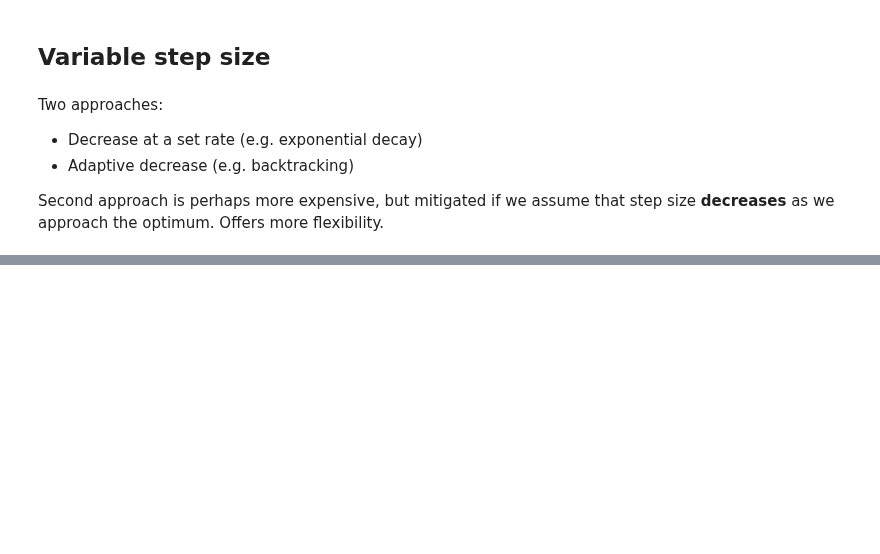
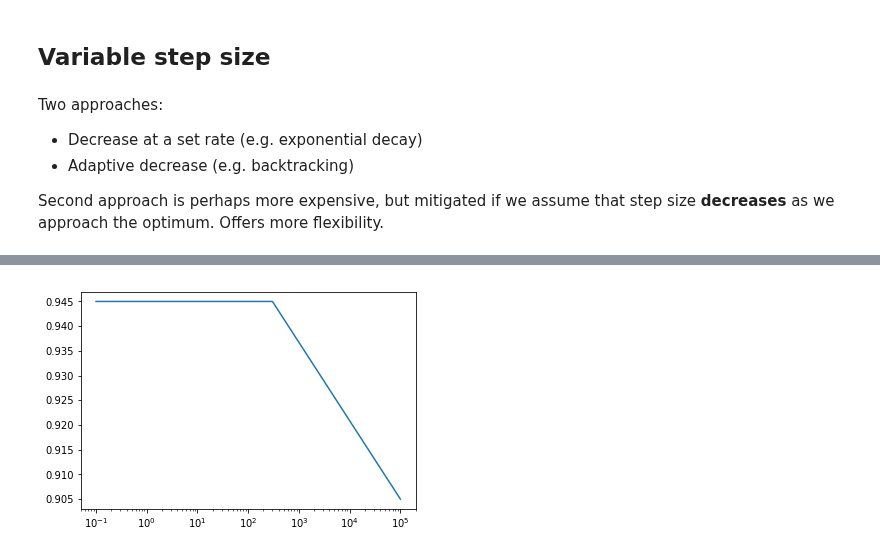
Before and after one commit to owenjonesuob/neural-nets-for-classification, a Jupyter notebook: sandbox.ipynb, the cells around one changed output, grey strips where cells are left out. Cells and saved outputs as stored; diff of their text form; code cells hidden in the pictures; blank space fills up the shorter version.

```diff
--- a/sandbox.ipynb
+++ b/sandbox.ipynb
@@ -407,0 +430,5 @@ Virtually no difference here, but we'll see the effect once we have more dimensi
+# %%
+plt.plot(gammas, accs)
+plt.xscale("log")
+# %% [output]
+[figure, added]
```
Also changed, not shown: parts of 54 cells of this notebook.
